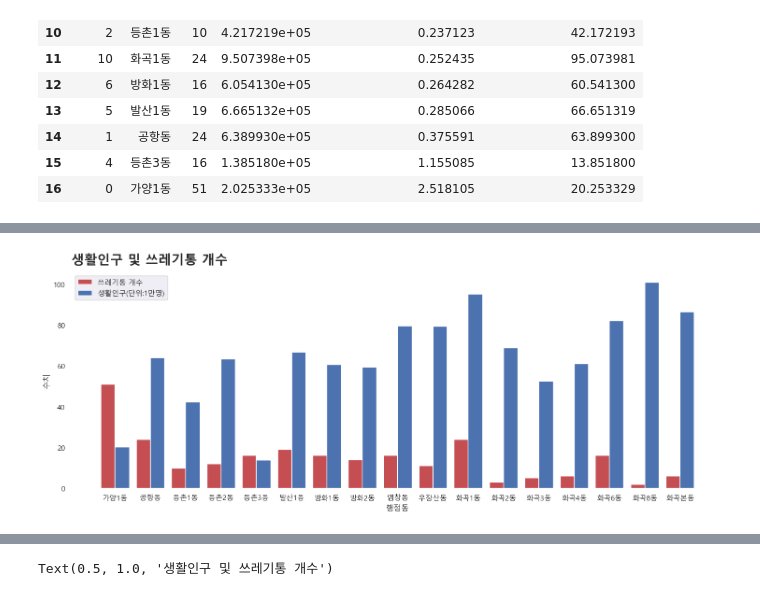
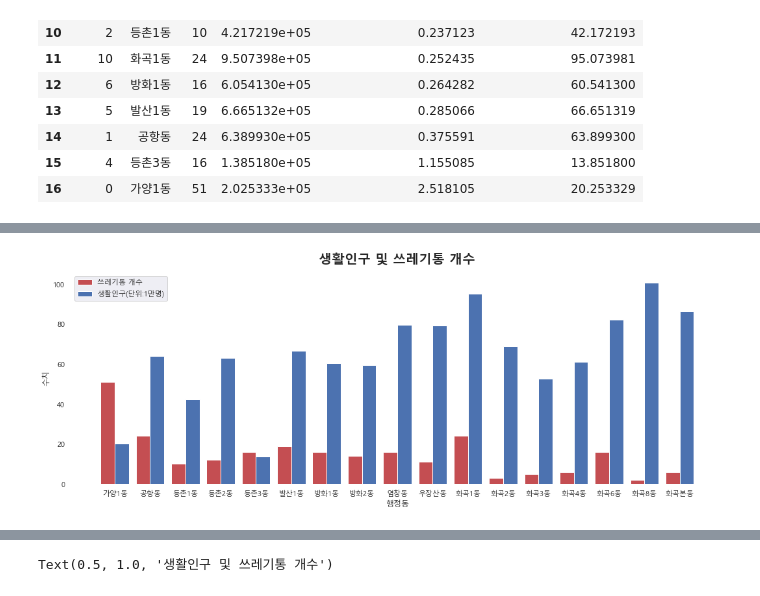
Before and after one commit to rootofdata/Sidewalk-Trash-Bins_CCTV, a Jupyter notebook: (시각화)가로쓰레기통_생활인구.ipynb, the cells around one changed output, grey strips where cells are left out. Cells and saved outputs as stored; diff of their text form; code cells hidden in the pictures.

```diff
--- a/(시각화)가로쓰레기통_생활인구.ipynb
+++ b/(시각화)가로쓰레기통_생활인구.ipynb
@@ -340,20 +340,20 @@ plt.show()
 # %%
 import numpy
 fig,ax=plt.subplots(figsize=(18,6))
 x=numpy.arange(len(last_df['동 정보']))
 
 plt.bar(x-0.2,last_df['개수'],color='r',label='쓰레기통 개수',width=0.4)
 plt.bar(x+0.2,last_df['총_생활인구_수[단위:1만명]'],label='생활인구(단위:1만명)',color='b',width=0.4)
 plt.xticks(x,last_df['동 정보'])
 plt.legend()
 plt.xlabel('행정동')
 plt.ylabel('수치')
-plt.title('생활인구 및 쓰레기통 개수',size=20,weight='bold',pad='13',loc='left')
+plt.title('생활인구 및 쓰레기통 개수',size=20,weight='bold',pad='13')
 plt.box(False)
 plt.grid(True,axis='y',alpha=10,linestyle='--')
 plt.show()
 # %% [output]
-[figure, old version]
+[figure, new version]
 # %%
 else_df=ratio_df[0:5]
 # %%
```
Also changed, not shown: parts of 2 cells of this notebook, 2 other files.
